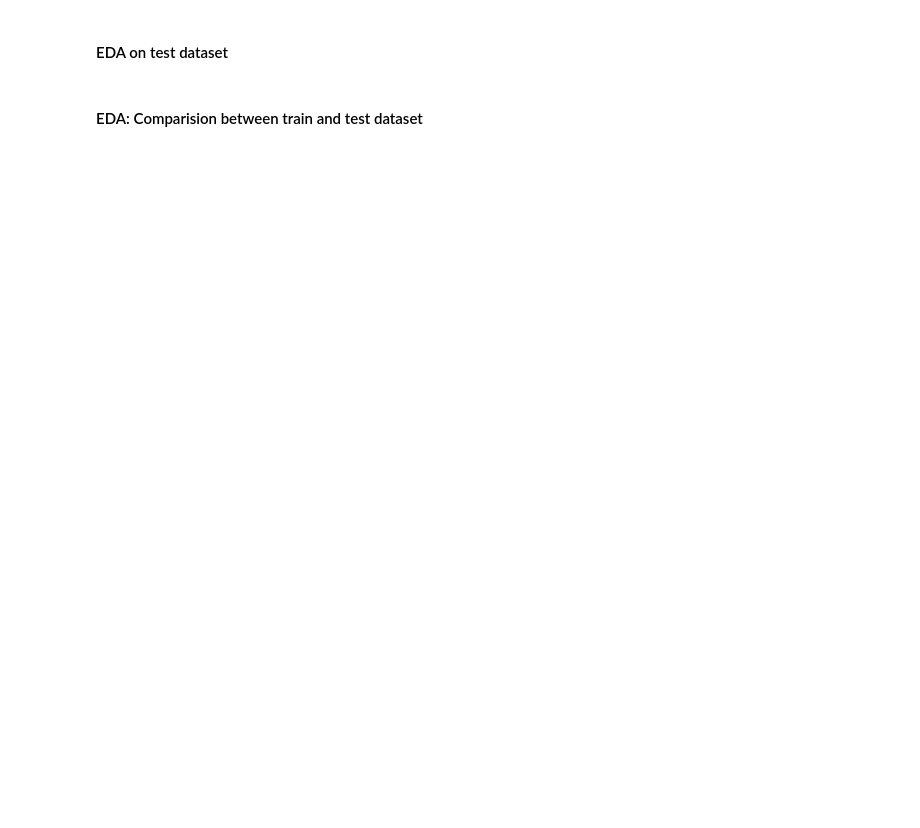
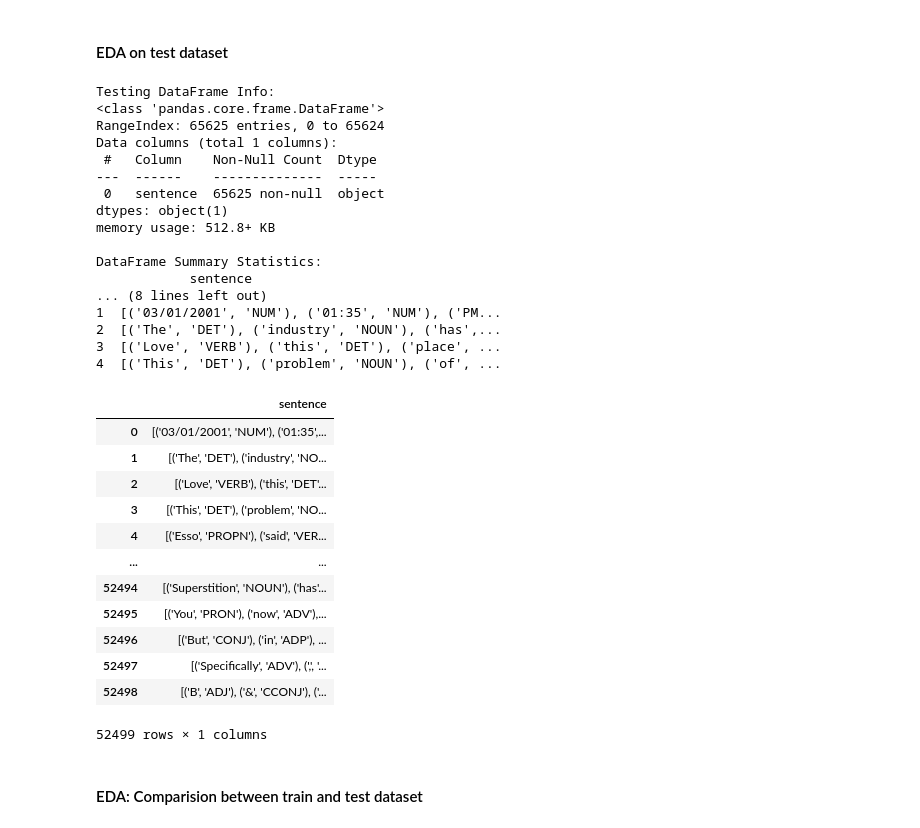
Before and after one commit to Abhinav-gh/Part_of_Speech_tagging-HMM, a Jupyter notebook: PreProcessing.ipynb, the cells around one changed output. Cells and saved outputs as stored; diff of their text form; code cells hidden in the pictures; blank space fills up the shorter version.

```diff
--- a/PreProcessing.ipynb
+++ b/PreProcessing.ipynb
@@ -35,15 +53,48 @@ print(df.head())
 # %%
 # DataFrame structure and general info
 print("Testing DataFrame Info:")
 df_test.info()
 
 # Display summary statistics
 print("\nDataFrame Summary Statistics:")
 print(df_test.describe(include='all'))
 
 # Check the first few rows of the DataFrame
 print("\nFirst Few Rows:")
 print(df_test.head())
+
+df
+# %% [output]
+Testing DataFrame Info:
+<class 'pandas.core.frame.DataFrame'>
+RangeIndex: 65625 entries, 0 to 65624
+Data columns (total 1 columns):
+ #   Column    Non-Null Count  Dtype
+---  ------    --------------  -----
+ 0   sentence  65625 non-null  object
+dtypes: object(1)
+memory usage: 512.8+ KB
+
+DataFrame Summary Statistics:
+            sentence
+... (8 lines left out)
+1  [('03/01/2001', 'NUM'), ('01:35', 'NUM'), ('PM...
+2  [('The', 'DET'), ('industry', 'NOUN'), ('has',...
+3  [('Love', 'VERB'), ('this', 'DET'), ('place', ...
+4  [('This', 'DET'), ('problem', 'NOUN'), ('of', ...
+|  | sentence |
+| 0 | [('03/01/2001', 'NUM'), ('01:35',... |
+| 1 | [('The', 'DET'), ('industry', 'NO... |
+| 2 | [('Love', 'VERB'), ('this', 'DET'... |
+| 3 | [('This', 'DET'), ('problem', 'NO... |
+| 4 | [('Esso', 'PROPN'), ('said', 'VER... |
+| ... | ... |
+| 52494 | [('Superstition', 'NOUN'), ('has'... |
+| 52495 | [('You', 'PRON'), ('now', 'ADV'),... |
+| 52496 | [('But', 'CONJ'), ('in', 'ADP'), ... |
+| 52497 | [('Specifically', 'ADV'), (',', '... |
+| 52498 | [('B', 'ADJ'), ('&', 'CCONJ'), ('... |
+52499 rows × 1 columns
 # %% [markdown]
 #### EDA: Comparision between train and test dataset
 # %%
```
Also changed, not shown: parts of 10 cells of this notebook.
